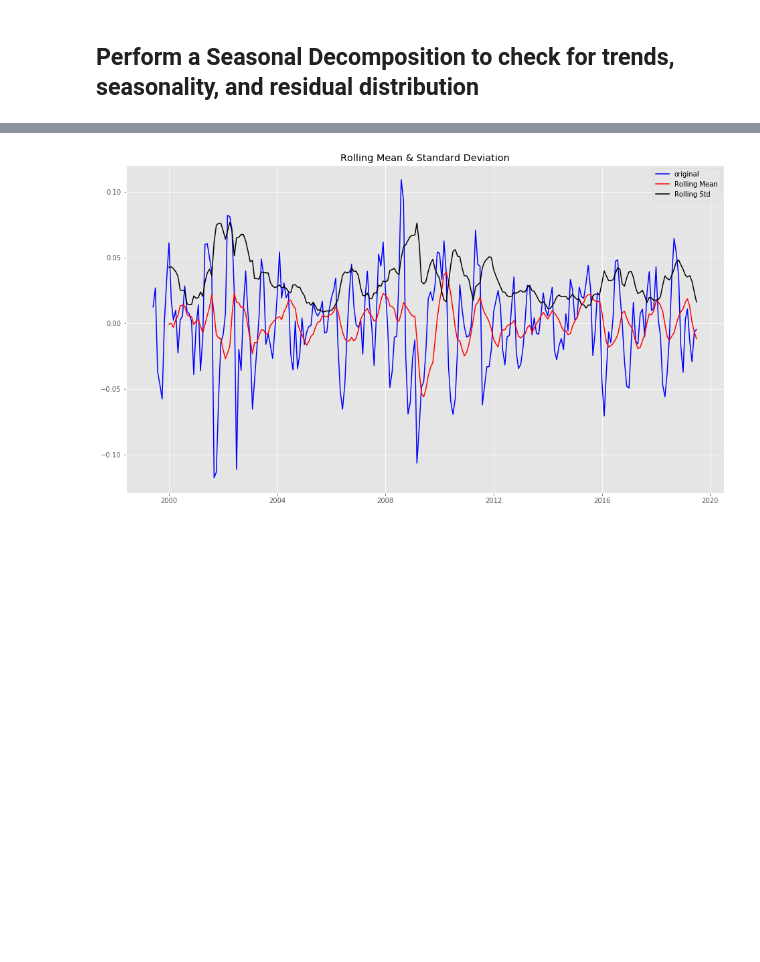
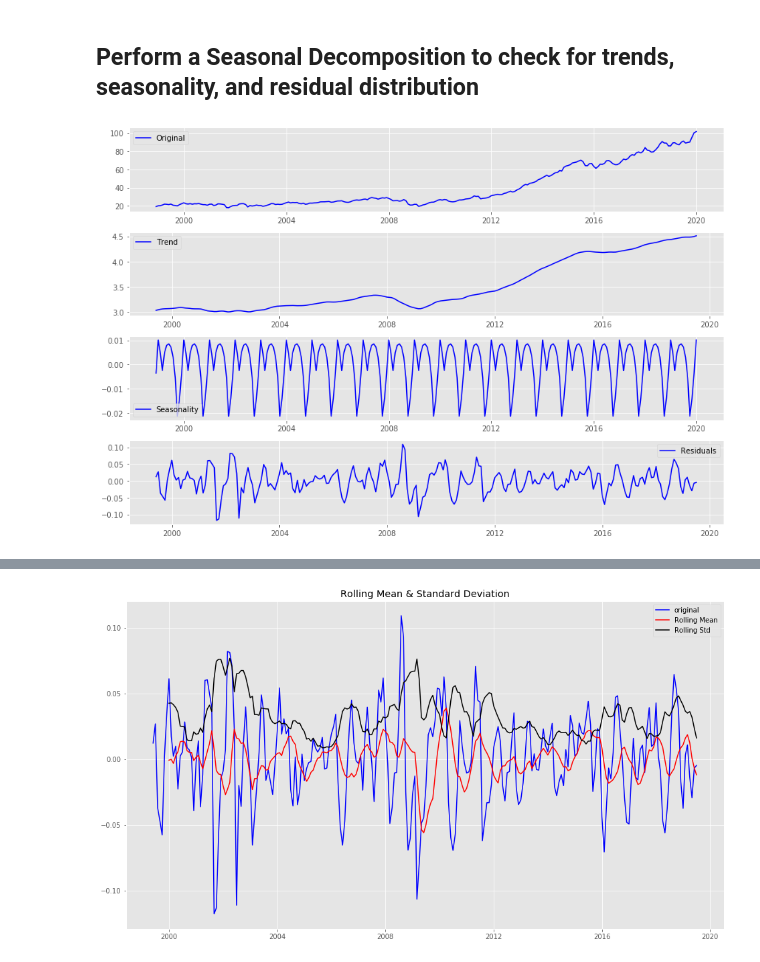
Before and after one commit to andrewcole33/xlv_time_series_analysis, a Jupyter notebook: XLV_time_series.ipynb, the cells around one changed output, grey strips where cells are left out. Cells and saved outputs as stored; diff of their text form; code cells hidden in the pictures; blank space fills up the shorter version.

```diff
--- a/XLV_time_series.ipynb
+++ b/XLV_time_series.ipynb
@@ -74,4 +76,22 @@ decomposition = seasonal_decompose(np.log(xlv_monthly_mean))
 trend = decomposition.trend
 seasonal = decomposition.seasonal
 residual = decomposition.resid
+# %%
+# Original Monthly Mean
+plt.figure(figsize=(12,8))
+plt.subplot(411)
+plt.plot(xlv_monthly_mean, label='Original', color="blue")
+plt.legend(loc='best')
+plt.subplot(412)
+plt.plot(trend, label='Trend', color="blue")
+plt.legend(loc='best')
+plt.subplot(413)
+plt.plot(seasonal,label='Seasonality', color="blue")
+plt.legend(loc='best')
+plt.subplot(414)
+plt.plot(residual, label='Residuals', color="blue")
+plt.legend(loc='best')
+plt.tight_layout()
+# %% [output]
+[figure, added]
 # %%
```
Also changed, not shown: parts of 13 cells of this notebook, 2 other files.
